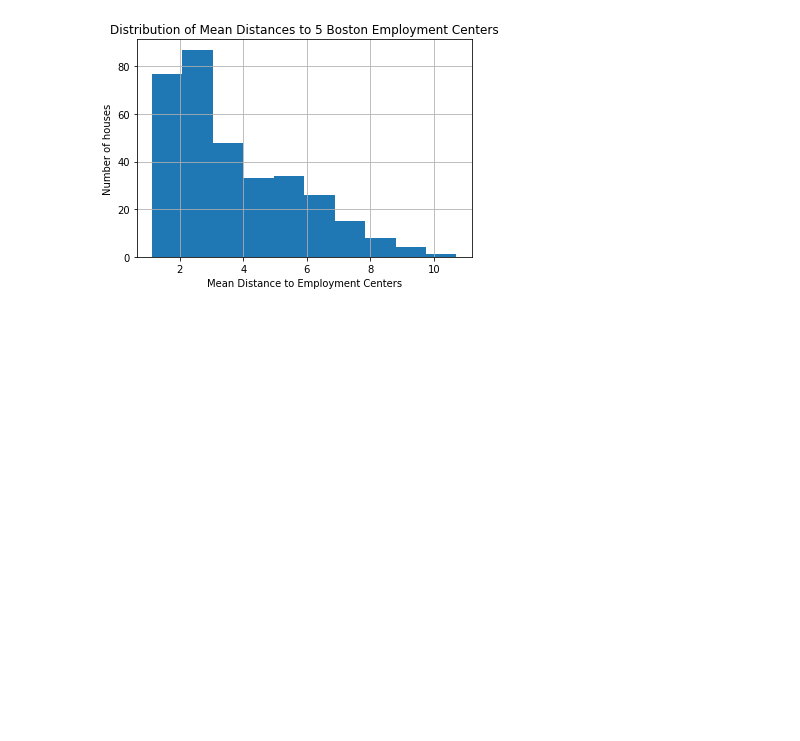
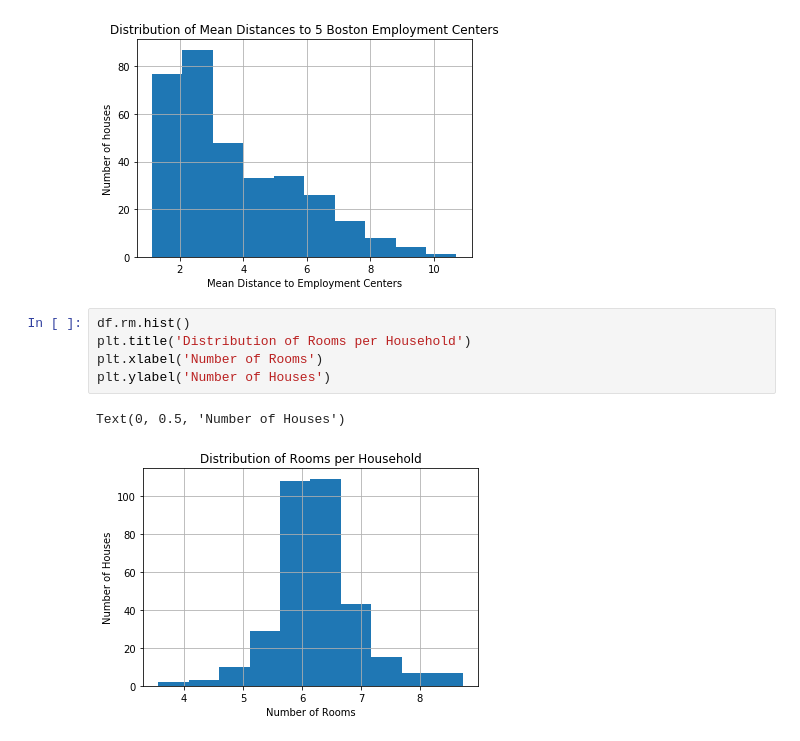
Before and after one commit to TimMango/dsc-project-eda-with-pandas-dc-ds-career-042219, a Jupyter notebook: index.ipynb, the cells around one changed output. Saved outputs shown, nothing was run; the diff lists cells and outputs as text; blank space fills up the shorter version.

```diff
--- a/index.ipynb
+++ b/index.ipynb
@@ -109,3 +109,11 @@ plt.ylabel('Number of houses')
 # %% [output]
 Text(0, 0.5, 'Number of houses')
 [figure]
+# %%
+df.rm.hist()
+plt.title('Distribution of Rooms per Household')
+plt.xlabel('Number of Rooms')
+plt.ylabel('Number of Houses')
+# %% [output]
+Text(0, 0.5, 'Number of Houses')
+[figure, added]
```
